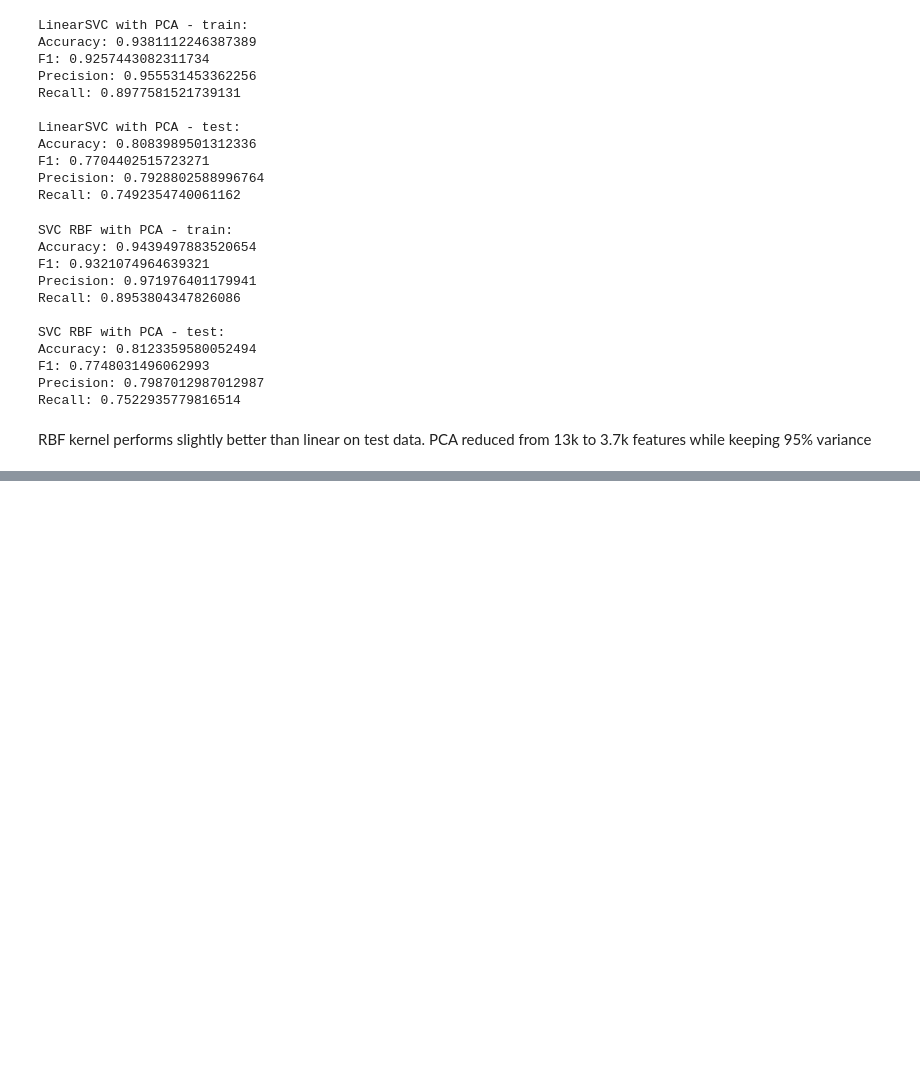
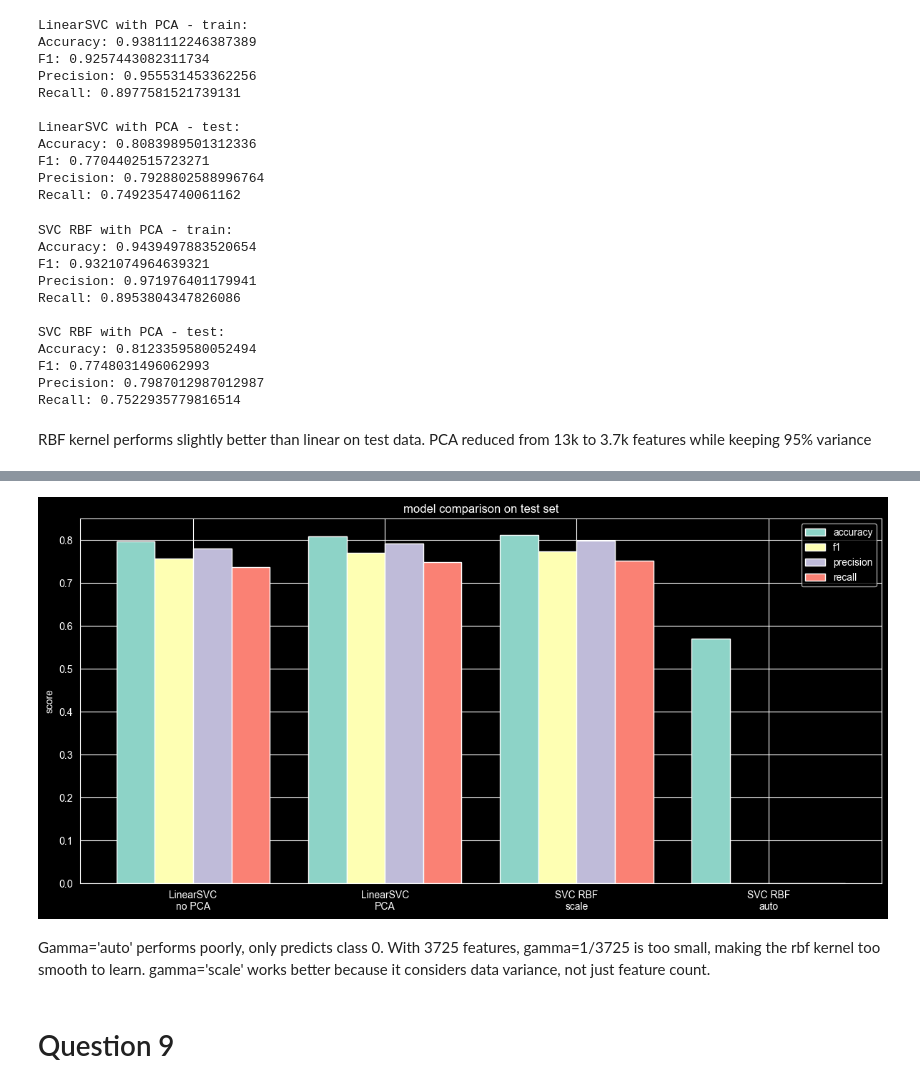
Before and after one commit to thanasisxan/AI-101-Machine-Learning, a Jupyter notebook: Exercise-7/emergency-prediction.ipynb, the cells around one changed output, grey strips where cells are left out. Saved outputs shown, nothing was run; the diff lists cells and outputs as text; code cells hidden in the pictures; blank space fills up the shorter version.

```diff
--- a/Exercise-7/emergency-prediction.ipynb
+++ b/Exercise-7/emergency-prediction.ipynb
@@ -288,0 +342,54 @@ RBF kernel performs slightly better than linear on test data. PCA reduced from 1
+# %%
+# compare all 4 models
+models = ['LinearSVC\nno PCA', 'LinearSVC\nPCA', 'SVC RBF\nscale', 'SVC RBF\nauto']
+
+accuracy = [
+    accuracy_score(y_test, y_test_pred),
+    accuracy_score(y_test, y_test_pred_linear_pca),
+    accuracy_score(y_test, y_test_pred_rbf_pca),
+    accuracy_score(y_test, y_test_pred_rbf_auto)
+]
+
+f1 = [
+    f1_score(y_test, y_test_pred),
+    f1_score(y_test, y_test_pred_linear_pca),
+    f1_score(y_test, y_test_pred_rbf_pca),
+    f1_score(y_test, y_test_pred_rbf_auto, zero_division=0)
+]
+
+precision = [
+    precision_score(y_test, y_test_pred),
+    precision_score(y_test, y_test_pred_linear_pca),
+    precision_score(y_test, y_test_pred_rbf_pca),
+    precision_score(y_test, y_test_pred_rbf_auto, zero_division=0)
+]
+
+recall = [
+    recall_score(y_test, y_test_pred),
+    recall_score(y_test, y_test_pred_linear_pca),
+    recall_score(y_test, y_test_pred_rbf_pca),
+    recall_score(y_test, y_test_pred_rbf_auto, zero_division=0)
+]
+
+x = np.arange(len(models))
+width = 0.2
+
+fig, ax = plt.subplots(figsize=(12, 6))
+ax.bar(x - 1.5 * width, accuracy, width, label='accuracy')
+ax.bar(x - 0.5 * width, f1, width, label='f1')
+ax.bar(x + 0.5 * width, precision, width, label='precision')
+ax.bar(x + 1.5 * width, recall, width, label='recall')
+
+ax.set_ylabel('score')
+ax.set_title('model comparison on test set')
+ax.set_xticks(x)
+ax.set_xticklabels(models)
+ax.legend()
+plt.tight_layout()
+plt.show()
+# %% [output]
+[figure, added]
+# %% [markdown]
+Gamma='auto' performs poorly, only predicts class 0. With 3725 features, gamma=1/3725 is too small, making the rbf kernel too smooth to learn. gamma='scale' works better because it considers data variance, not just feature count.
+# %% [markdown]
+# Question 9
```
Also changed, not shown: parts of 5 cells of this notebook.
